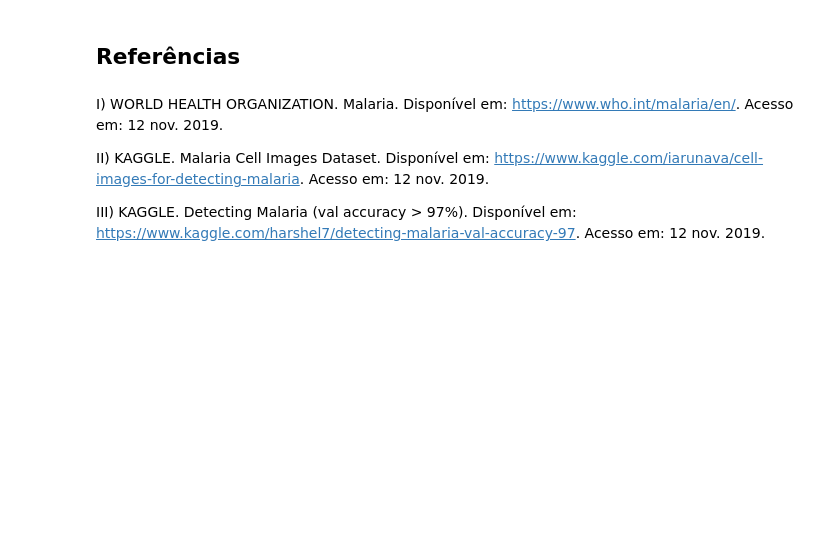
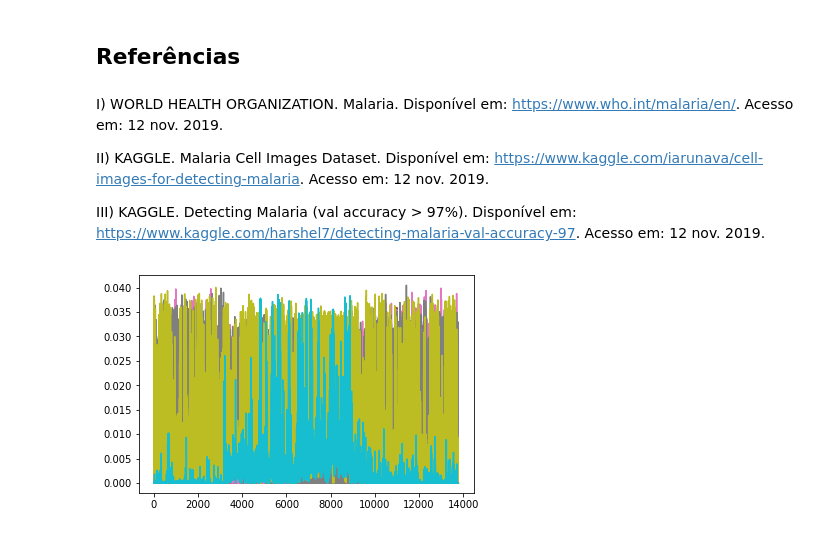
Before and after one commit to LuisFilipeMLoureiro/MachineLearning_Malaria, a Jupyter notebook: Projeto.ipynb, the cells around one changed output. Drawn from its saved outputs; the diff is of its cells as text; code cells hidden in the pictures; blank space fills up the shorter version.

Commit message:
Plotando grafico do histograma cor vermelha

```diff
--- a/Projeto.ipynb
+++ b/Projeto.ipynb
@@ -186,3 +188,7 @@ II) KAGGLE. Malaria Cell Images Dataset. Disponível em: https://www.kaggle.com/
 
 
 III) KAGGLE. Detecting Malaria (val accuracy > 97%). Disponível em: https://www.kaggle.com/harshel7/detecting-malaria-val-accuracy-97. Acesso em: 12 nov. 2019.
+# %%
+plt.plot(X1_Red);
+# %% [output]
+[figure, added]
```
Also changed, not shown: parts of 3 cells of this notebook.
